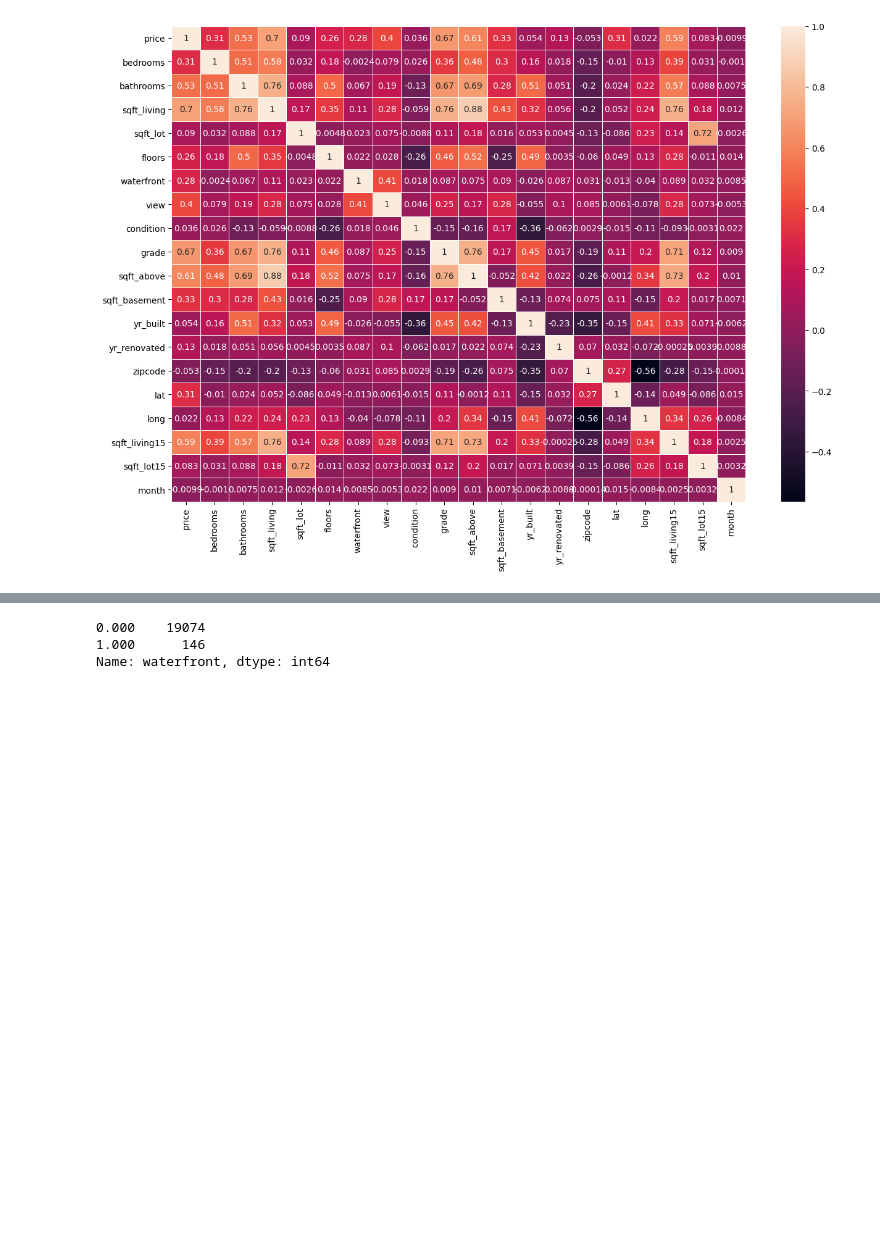
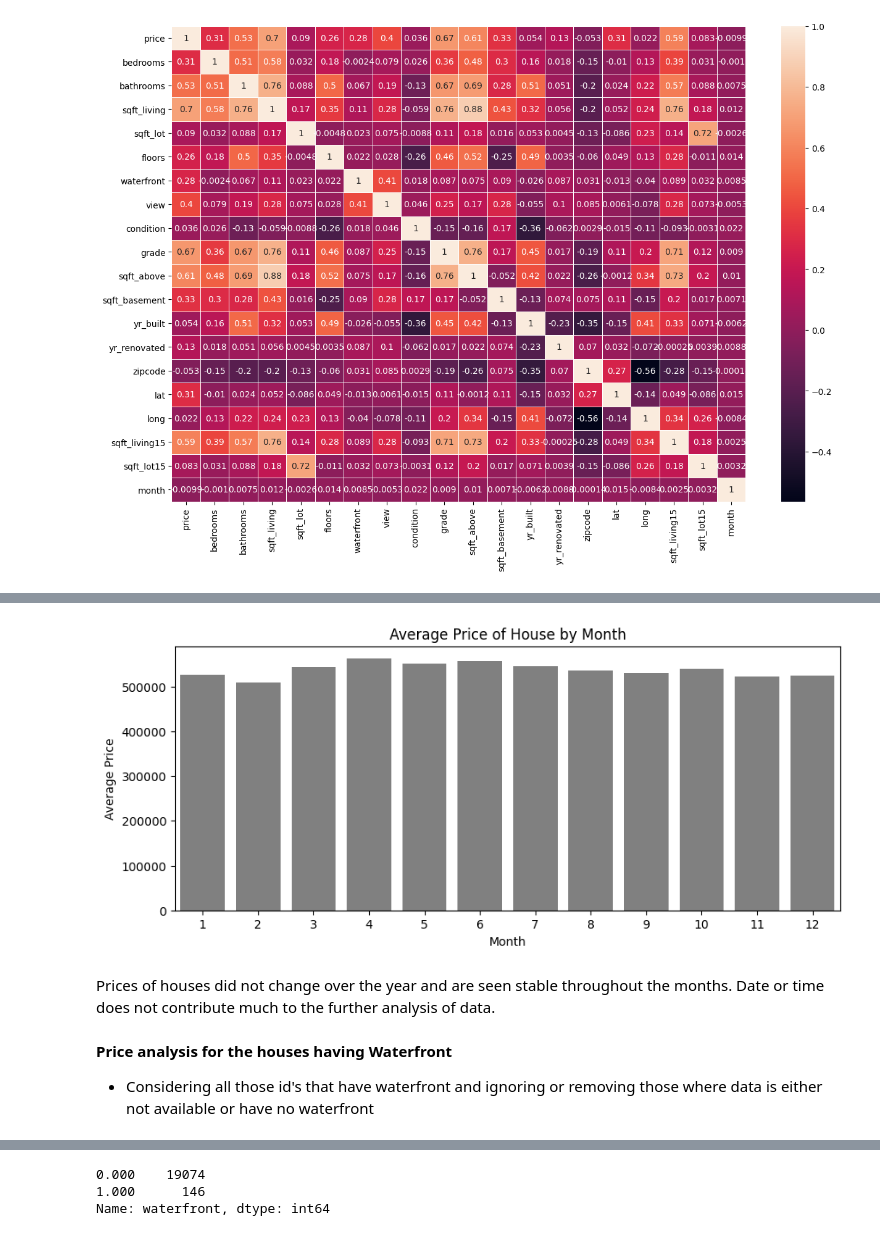
Before and after one commit to rkaur22/eda_project_solo, a Jupyter notebook: EDA.ipynb, the cells around one changed output, grey strips where cells are left out. Drawn from its saved outputs; the diff is of its cells as text; code cells hidden in the pictures; blank space fills up the shorter version.

```diff
--- a/EDA.ipynb
+++ b/EDA.ipynb
@@ -176,3 +183,17 @@ df.drop(15856, axis=0, inplace = True) # drop the row
+# %%
+plt.figure(figsize=(10,4))
+
+month_price = df.groupby("month")["price"].mean()
+avg_price = sns.barplot(month_price.index, month_price.values, color = "grey")
+avg_price.set(xlabel="Month", ylabel="Average Price", title="Average Price of House by Month")
+plt.show()
+# %% [output]
+[figure, added]
+# %% [markdown]
+Prices of houses did not change over the year and are seen stable throughout the months. Date or time does not contribute much to the further analysis of data.
+# %% [markdown]
+**Price analysis for the houses having Waterfront**
+- Considering all those id's that have waterfront and ignoring or removing those where data is either not available or have no waterfront
 # %%
 # sort the prices from most expensive
 df.sort_values('price', ascending = False)
```
Also changed, not shown: parts of 22 cells of this notebook, 3 other files.
